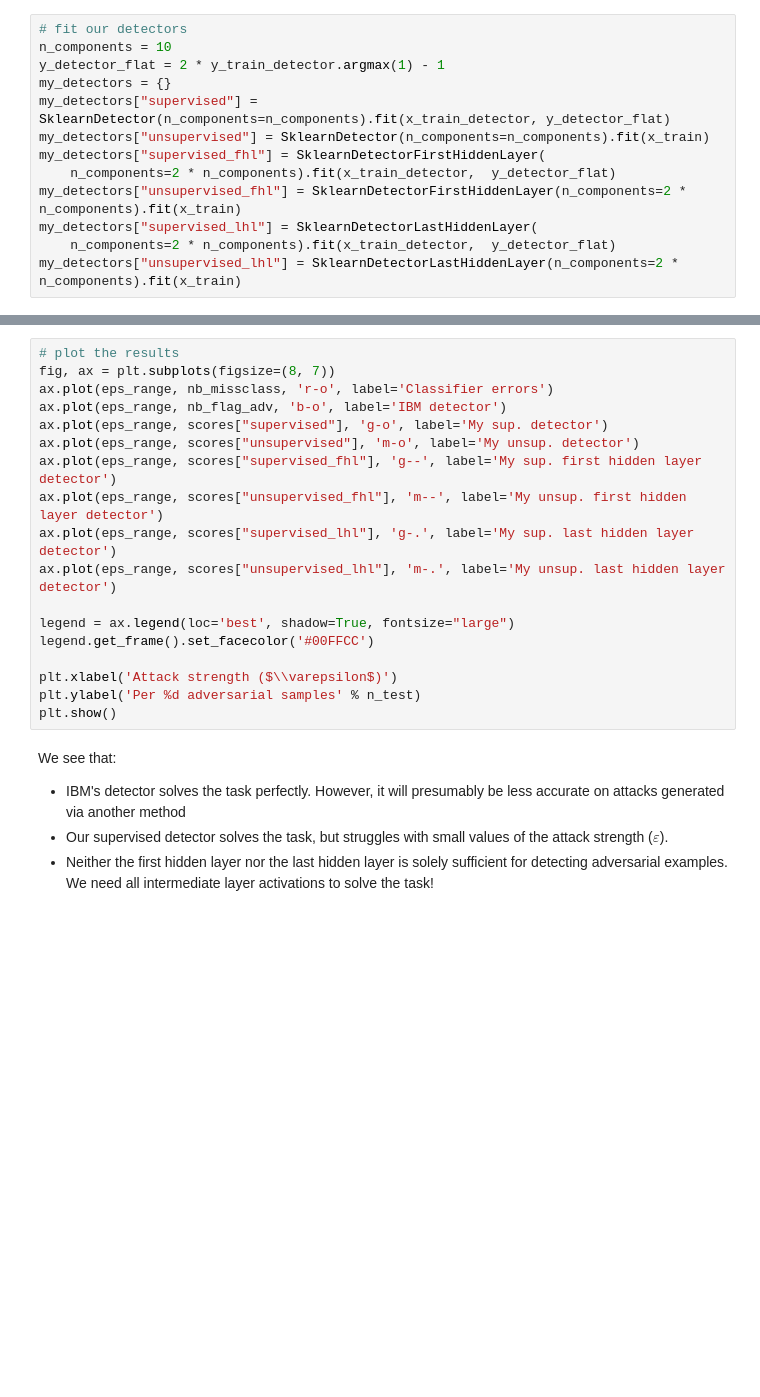
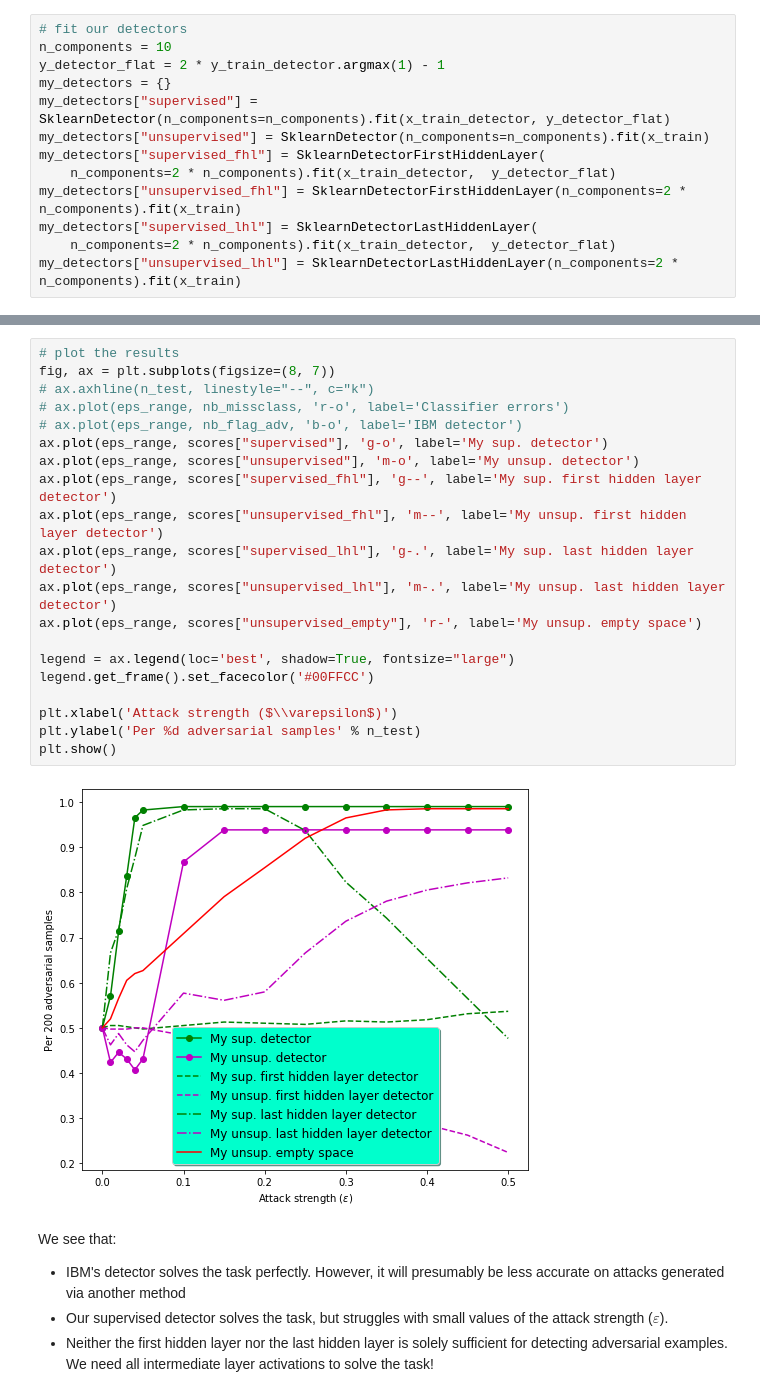
Before and after one commit to dohmatob/adversarial-robustness-toolbox, a Jupyter notebook: notebooks/detection_adversarial_samples_cifar10.ipynb, the cells around one changed output, grey strips where cells are left out. Drawn from its saved outputs; the diff is of its cells as text; blank space fills up the shorter version.

```diff
--- a/notebooks/detection_adversarial_samples_cifar10.ipynb
+++ b/notebooks/detection_adversarial_samples_cifar10.ipynb
@@ -422,21 +460,25 @@ for which, my_detector in my_detectors.items():
 # %%
 # plot the results
 fig, ax = plt.subplots(figsize=(8, 7))
-ax.plot(eps_range, nb_missclass, 'r-o', label='Classifier errors')
-ax.plot(eps_range, nb_flag_adv, 'b-o', label='IBM detector')
+# ax.axhline(n_test, linestyle="--", c="k")
+# ax.plot(eps_range, nb_missclass, 'r-o', label='Classifier errors')
+# ax.plot(eps_range, nb_flag_adv, 'b-o', label='IBM detector')
 ax.plot(eps_range, scores["supervised"], 'g-o', label='My sup. detector')
 ax.plot(eps_range, scores["unsupervised"], 'm-o', label='My unsup. detector')
 ax.plot(eps_range, scores["supervised_fhl"], 'g--', label='My sup. first hidden layer detector')
 ax.plot(eps_range, scores["unsupervised_fhl"], 'm--', label='My unsup. first hidden layer detector')
 ax.plot(eps_range, scores["supervised_lhl"], 'g-.', label='My sup. last hidden layer detector')
 ax.plot(eps_range, scores["unsupervised_lhl"], 'm-.', label='My unsup. last hidden layer detector')
+ax.plot(eps_range, scores["unsupervised_empty"], 'r-', label='My unsup. empty space')
 
 legend = ax.legend(loc='best', shadow=True, fontsize="large")
 legend.get_frame().set_facecolor('#00FFCC')
 
 plt.xlabel('Attack strength ($\\varepsilon$)')
 plt.ylabel('Per %d adversarial samples' % n_test)
 plt.show()
+# %% [output]
+[figure, added]
 # %% [markdown]
 We see that:
 
```
Also changed, not shown: parts of 19 cells of this notebook.
